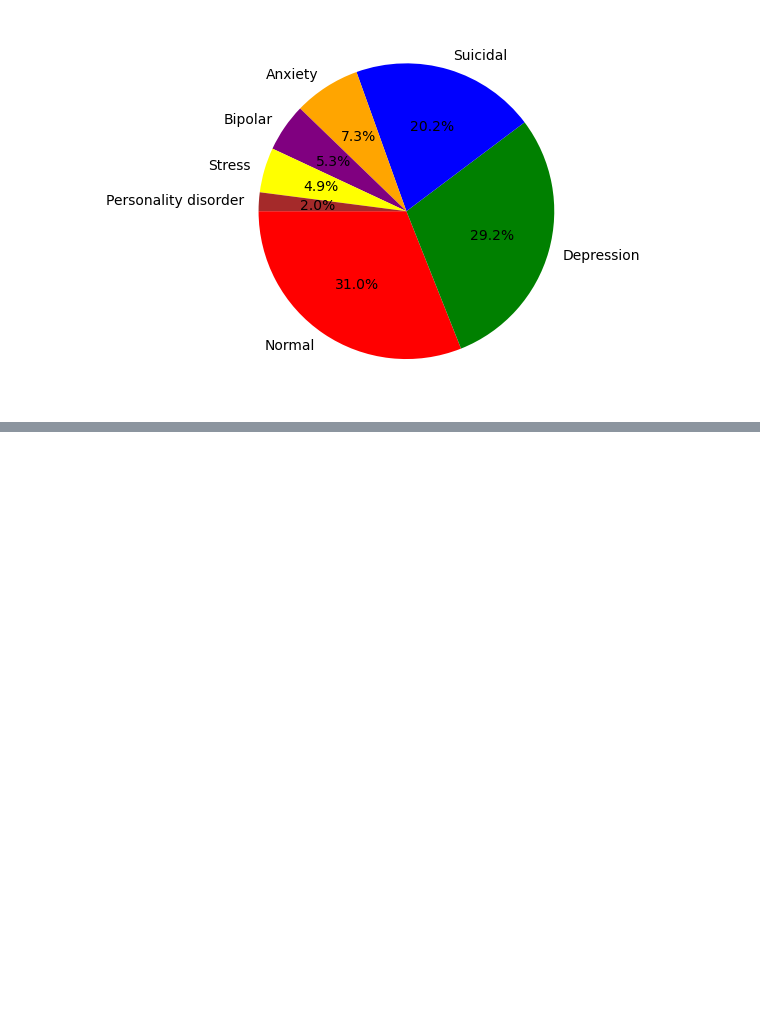
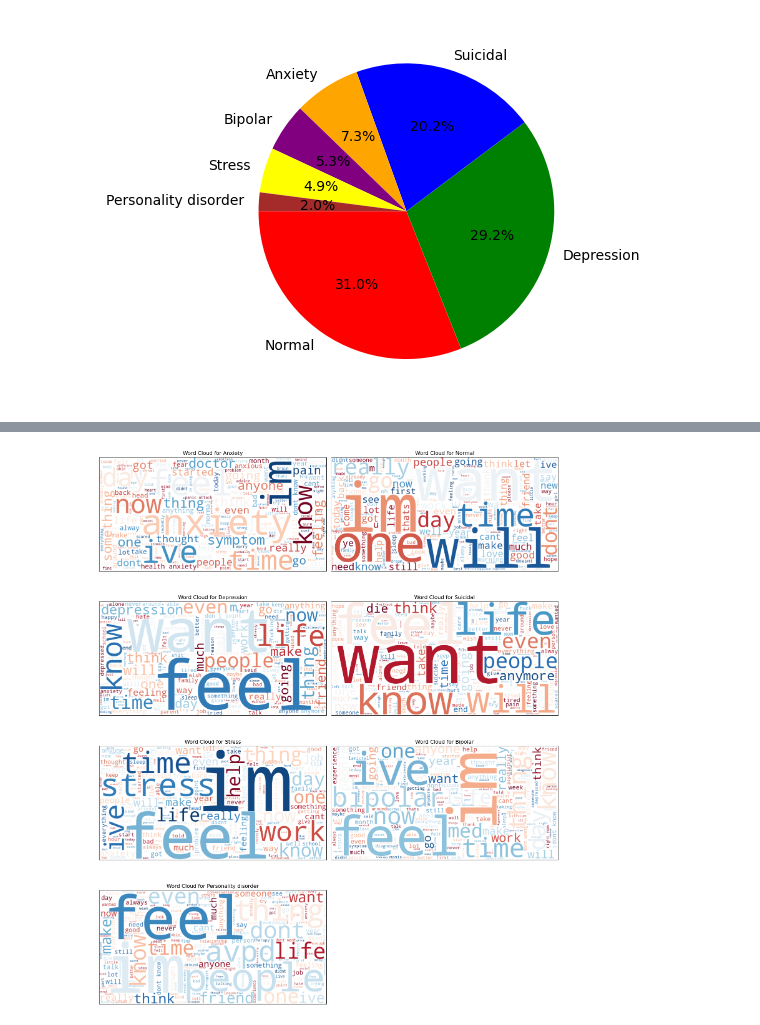
Before and after one commit to breanna-s/Mental-Health-Chatbot, a Jupyter notebook: EDA.ipynb, the cells around one changed output, grey strips where cells are left out. Saved outputs shown, nothing was run; the diff lists cells and outputs as text; code cells hidden in the pictures; blank space fills up the shorter version.

```diff
--- a/EDA.ipynb
+++ b/EDA.ipynb
@@ -112,0 +193,5 @@ df.head()
+# %%
+#need to tokenize each the elements in the statement column of the data
+#use the word_tokenize from nltk to divide the string into individual words
+df['tokens'] = df['statement'].apply(word_tokenize)
+df.sample(5)
@@ -112,0 +205,11 @@ df.head()
+# %%
+#need to stem the the tokens to eliminate prefix and suffixes to get the root word
+#this will standardize the words used in the training data for the model
+stemmer = PorterStemmer() #initialize stemmer
+
+def token_stemming(tokens):
+  return ' '.join(stemmer.stem(str(token)) for token in tokens)
+
+df['tokens_stem'] = df['tokens'].apply(token_stemming)
+
+df.sample(5)
@@ -112,0 +223,21 @@ df.head()
+# %%
+#word collages can help show the common words for each condition
+#colormap =  RdBu
+
+unique_status = df['status'].unique()
+plt.figure(figsize=(15, 45))
+
+for i, status in enumerate(unique_status):
+  tokens_data = ' '.join(df[df['status'] == status]['tokens'].dropna().apply(lambda x: ' '.join(x)).tolist())
+  word_cloud = WordCloud(width=800, height=400, background_color='white', colormap='RdBu').generate(tokens_data)
+  axes = plt.subplot(len(unique_status) // 2 + 1, 2, i+1)
+  plt.imshow(word_cloud, interpolation='bilinear')
+  plt.title(f'Word Cloud for {status}')
+  plt.xticks([])
+  plt.yticks([])
+
+plt.tight_layout()
+plt.subplots_adjust(hspace=-.85)
+plt.show()
+# %% [output]
+[figure, added]
```
Also changed, not shown: parts of 9 cells of this notebook.
